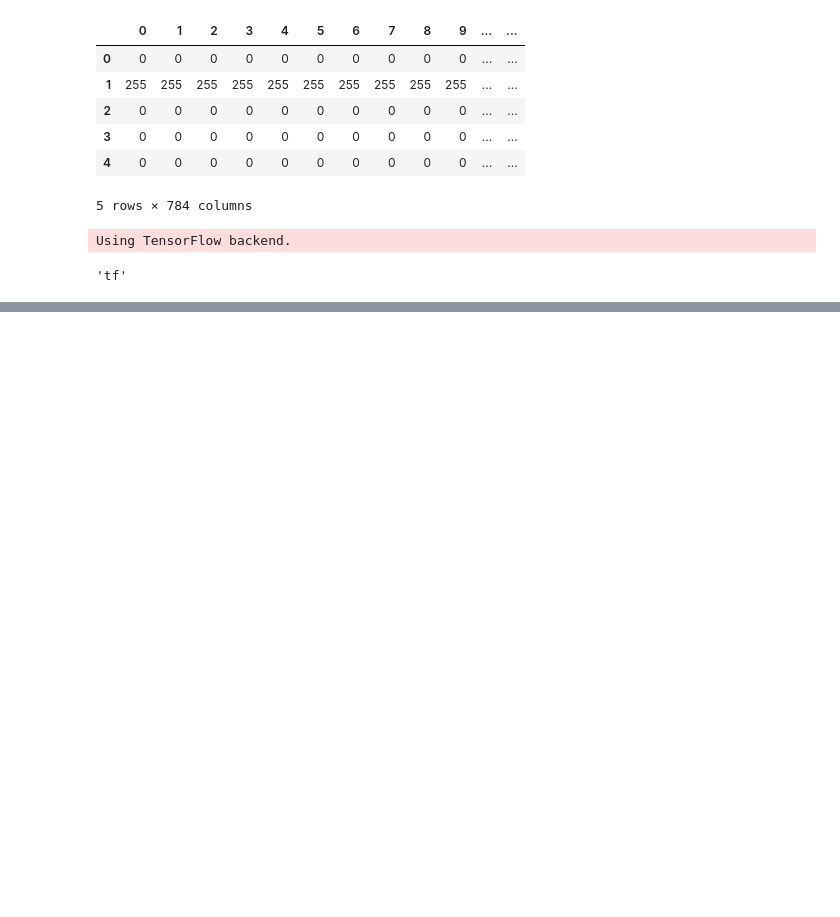
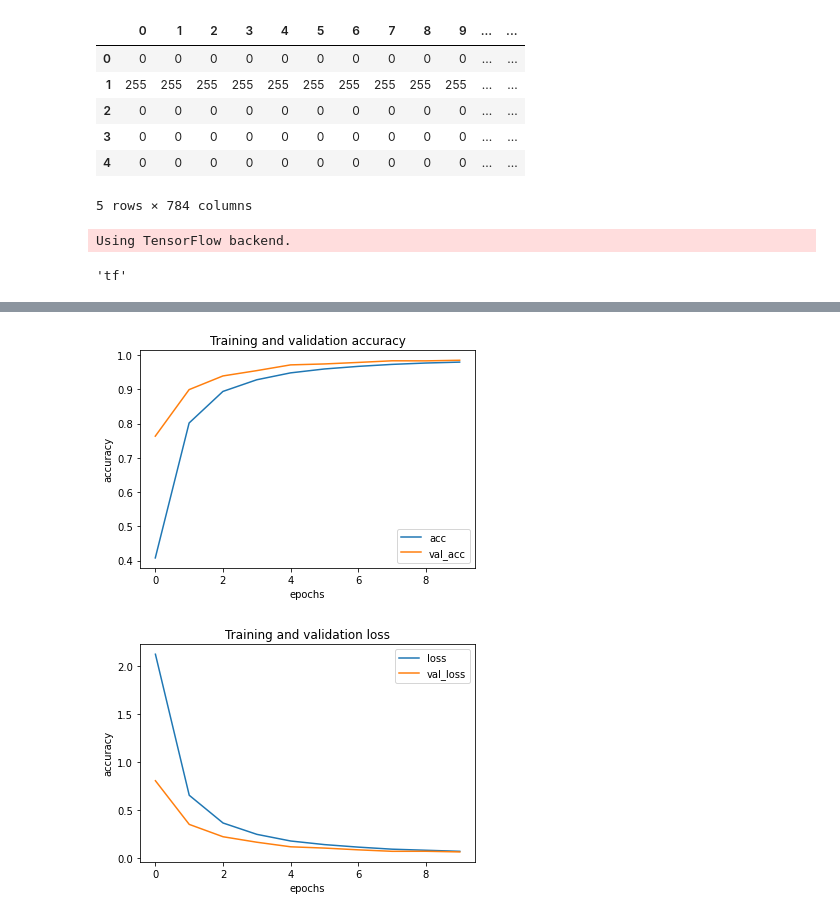
Before and after one commit to Srekar/Handwritten-expression-evaluation, a Jupyter notebook: train.ipynb, the cells around one changed output, grey strips where cells are left out. Cells and saved outputs as stored; diff of their text form; code cells hidden in the pictures; blank space fills up the shorter version.

```diff
--- a/train.ipynb
+++ b/train.ipynb
@@ -37,3 +37,8 @@ Using TensorFlow backend.
 'tf'
 # %%
 labels=np.array(labels)
+# %%
+from sklearn.model_selection import train_test_split
+x_train, x_test, y_train, y_test = train_test_split(df_train, labels, test_size = 0.3, random_state = 42)
+y_train = y_train.reshape(-1,1)
+y_test = y_test.reshape(-1,1)
@@ -40,3 +49,10 @@ labels=np.array(labels)
+# %%
+x_train = np.array(x_train)
+x_train = x_train.reshape((33252,1,28,28))
+x_test = np.array(x_test)
+x_test = x_test.reshape((14252,1,28,28))
 # %%
-from keras.utils.np_utils import to_categorical
-cat=to_categorical(labels,num_classes=13)
+from keras.utils import np_utils
+cat_train = np_utils.to_categorical(y_train,13)
+cat_test = np_utils.to_categorical(y_test,13)
+cat_train[0]
@@ -76,5 +78,5 @@ model.compile(loss='categorical_crossentropy', optimizer='adam', metrics=['accur
 # %%
 from keras.models import model_from_json
 # %%
-model.fit(np.array(l), cat, epochs=10, batch_size=200,shuffle=True,verbose=1)
+history=model.fit(x_train, cat_train, epochs=10, batch_size=200,shuffle=True,validation_data=(x_test, cat_test), verbose=1)
 # %% [output]
@@ -101,0 +100,30 @@ Epoch 10/10
+# %%
+import matplotlib.pyplot as plt
+%matplotlib inline
+
+acc = history.history['accuracy']
+val_acc = history.history['val_accuracy']
+loss = history.history['loss']
+val_loss = history.history['val_loss']
+
+epochs=range(len(acc))
+
+plt.plot(epochs, acc)
+plt.plot(epochs, val_acc)
+plt.legend(['acc', 'val_acc'], loc='lower right')
+plt.xlabel('epochs')
+plt.ylabel('accuracy')
+plt.title('Training and validation accuracy')
+
+plt.figure()
+plt.plot(epochs, loss)
+plt.plot(epochs, val_loss)
+plt.legend(['loss', 'val_loss'], loc='upper right')
+plt.xlabel('epochs')
+plt.ylabel('accuracy')
+plt.title('Training and validation loss')
+
+plt.show()
+# %% [output]
+[figure, added]
+[figure, added]
```
Also changed, not shown: parts of 11 cells of this notebook, 2 other files.
